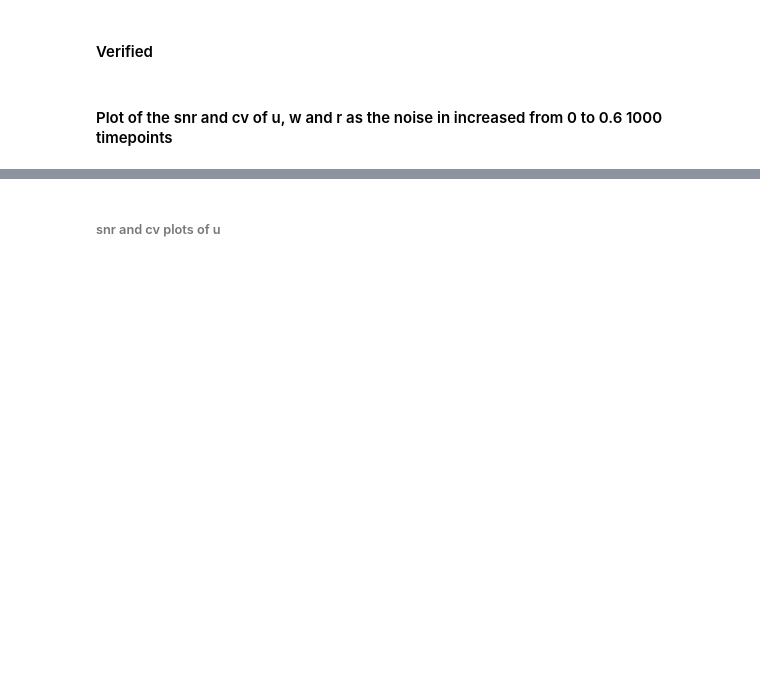
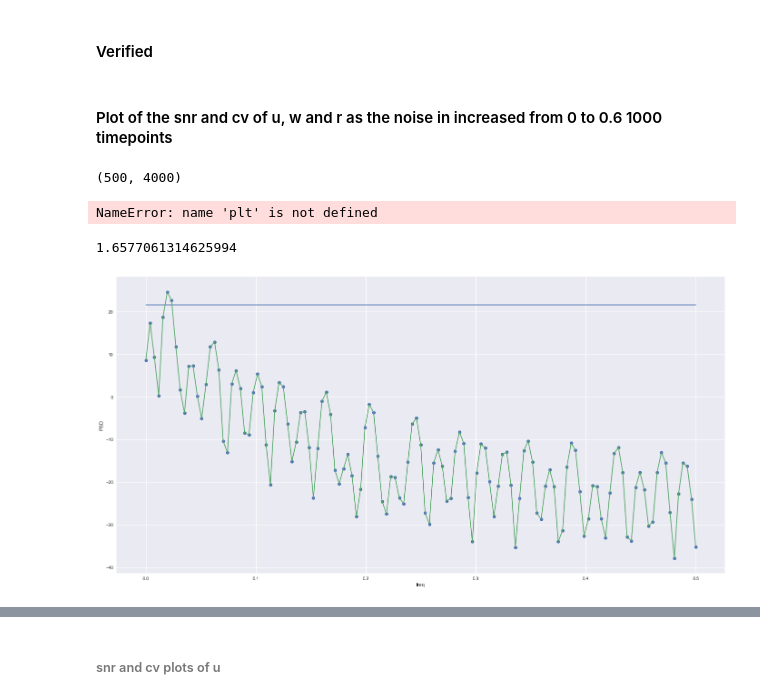
Before and after one commit to anorak94/zebrafish_embryogenesis_segmentation, a Jupyter notebook: zebra_fish_analysis.ipynb, the cells around one changed output, grey strips where cells are left out. Saved outputs shown, nothing was run; the diff lists cells and outputs as text; code cells hidden in the pictures; blank space fills up the shorter version.

```diff
--- a/zebra_fish_analysis.ipynb
+++ b/zebra_fish_analysis.ipynb
@@ -99,4 +100,6 @@ The null hypothesis cannot be rejected
 #### Verified
 # %% [markdown]
 #### Plot of the snr and cv of u, w and r as the noise in increased from 0 to 0.6 1000 timepoints
+# %%
+noise  = np.linspace(0, 1, 500)
 # %%
@@ -121,0 +124,4 @@ pickle.dump([u_list, w_list, r_list], open("data_uncoupled_noisy.pkl", "wb"))
+# %%
+data = pickle.load(open("data_uncoupled_noisy.pkl", "rb"))
+# %%
+u_list, w_list, r_list = data
@@ -121,0 +173,35 @@ pickle.dump([u_list, w_list, r_list], open("data_uncoupled_noisy.pkl", "wb"))
+# %%
+qf_W = get_qf_list(w_list, 30, "linear_interp")
+# %% [output]
+(500, 4000)
+# %%
+plt.plot(noise, qf_W)
+# %% [output]
+NameError: name 'plt' is not defined
+# %%
+def plot_psd(sig, size_tup, type_plot, plot_cutoff=False):
+    freq, psd = scipy.signal.welch(sig)
+    fig, ax = plt.subplots(figsize=size_tup)
+    psd = 10*np.log10(psd)
+    ymax = np.amax(psd)
+    if (plot_cutoff):
+        ax.plot(freq,[ymax-3 for i in range(len(freq))])
+
+    ax.set_ylabel("PSD")
+    ax.set_xlabel("freq")
+    if (type_plot=="line"):
+        ax.plot(freq, psd)
+    elif (type_plot=="scatter"):
+        ax.scatter(freq, psd)
+    else:
+        ax.plot(freq, psd)
+        ax.scatter(freq, psd)
+    return fig, ax
+# %%
+
+_, ax = plot_psd(w_list[3][20], (24, 12), "both", plot_cutoff=True)
+qf_l = compute_qf_linear_interp(w_list[3][20])
+qf_l
+# %% [output]
+1.6577061314625994
+[figure, added]
```
Also changed, not shown: parts of 25 cells of this notebook, 33 other files.
